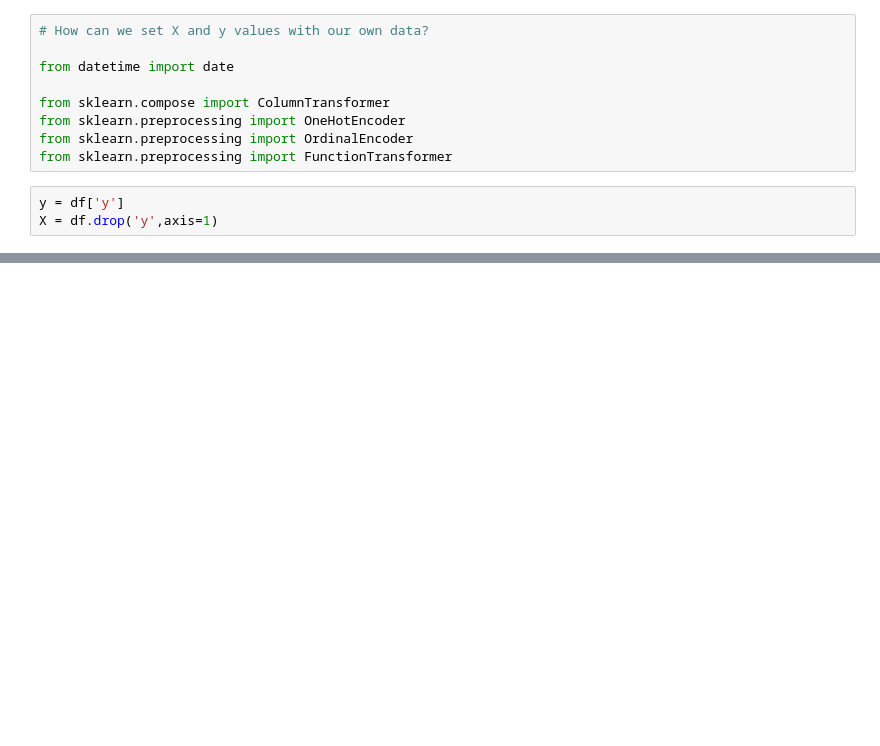
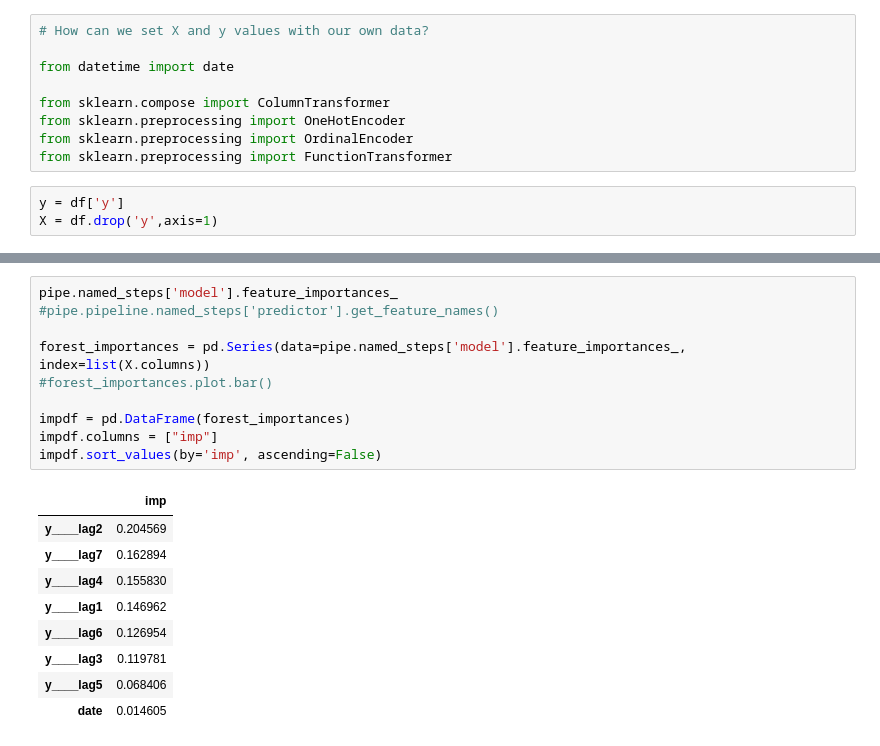
Before and after one commit to jfsalzmann/gasprices, a Jupyter notebook: learning/midterm_fixed_randomforest_arima.ipynb, the cells around one changed output, grey strips where cells are left out. Drawn from its saved outputs; the diff is of its cells as text; blank space fills up the shorter version.

```diff
--- a/learning/midterm_fixed_randomforest_arima.ipynb
+++ b/learning/midterm_fixed_randomforest_arima.ipynb
@@ -128,0 +126,20 @@ R squared: 0.9466483555048102
+# %%
+pipe.named_steps['model'].feature_importances_
+#pipe.pipeline.named_steps['predictor'].get_feature_names()
+
+forest_importances = pd.Series(data=pipe.named_steps['model'].feature_importances_, index=list(X.columns))
+#forest_importances.plot.bar()
+
+impdf = pd.DataFrame(forest_importances)
+impdf.columns = ["imp"]
+impdf.sort_values(by='imp', ascending=False)
+# %% [output]
+|  | imp |
+| y____lag2 | 0.204569 |
+| y____lag7 | 0.162894 |
+| y____lag4 | 0.155830 |
+| y____lag1 | 0.146962 |
+| y____lag6 | 0.126954 |
+| y____lag3 | 0.119781 |
+| y____lag5 | 0.068406 |
+| date | 0.014605 |
```
Also changed, not shown: parts of 9 cells of this notebook.
